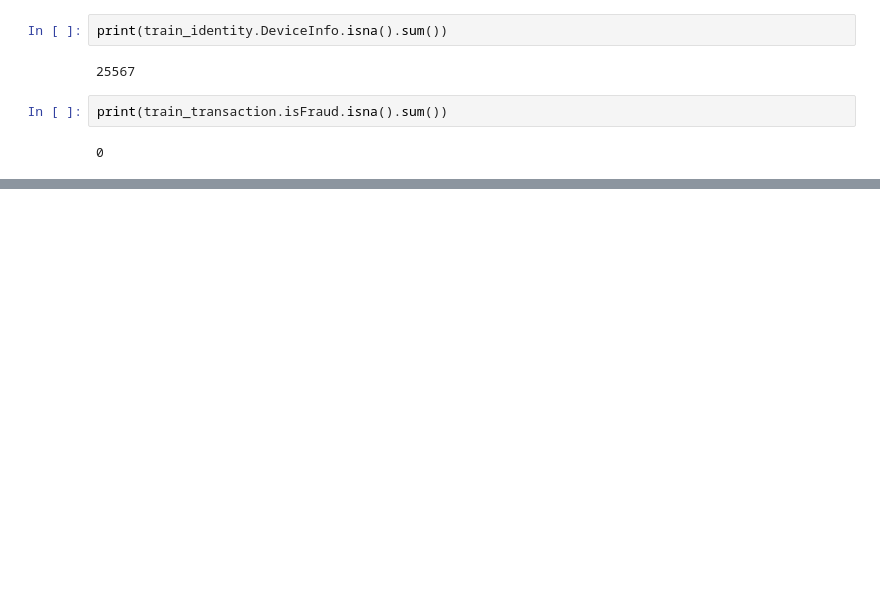
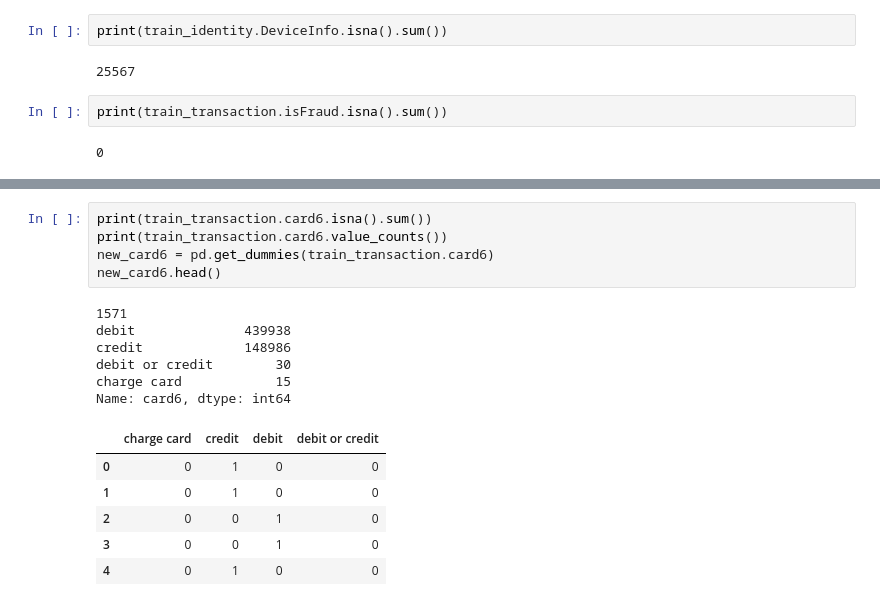
Before and after one commit to jacquelineguo/Capstone_1, a Jupyter notebook: Capstone_1_Draft.ipynb, the cells around one changed output, grey strips where cells are left out. Cells and saved outputs as stored; diff of their text form; blank space fills up the shorter version.

```diff
--- a/Capstone_1_Draft.ipynb
+++ b/Capstone_1_Draft.ipynb
@@ -145,0 +151,18 @@ sns.boxplot(x=test_identity['id_01'])
+# %%
+print(train_transaction.card6.isna().sum())
+print(train_transaction.card6.value_counts())
+new_card6 = pd.get_dummies(train_transaction.card6)
+new_card6.head()
+# %% [output]
+1571
+debit              439938
+credit             148986
+debit or credit        30
+charge card            15
+Name: card6, dtype: int64
+|  | charge card | credit | debit | debit or credit |
+| 0 | 0 | 1 | 0 | 0 |
+| 1 | 0 | 1 | 0 | 0 |
+| 2 | 0 | 0 | 1 | 0 |
+| 3 | 0 | 0 | 1 | 0 |
+| 4 | 0 | 1 | 0 | 0 |
```
Also changed, not shown: parts of 15 cells of this notebook.
